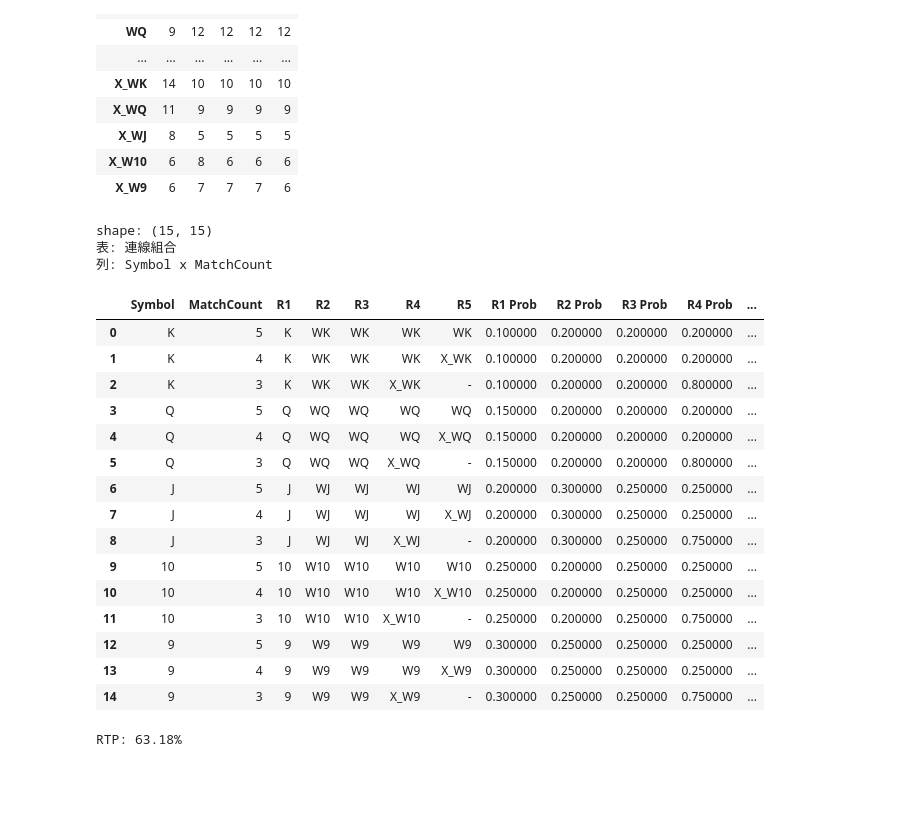
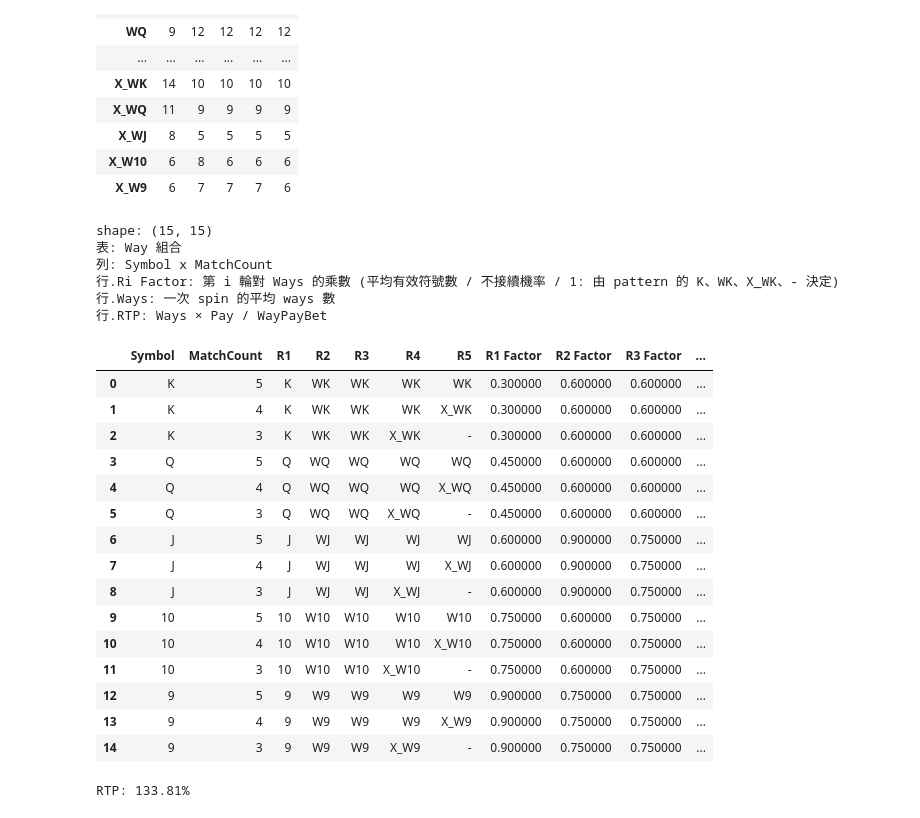
Before and after one commit to spencer18001/SlotSheet, a Jupyter notebook: Way_R1WithoutWild.ipynb, the cells around one changed output. Saved outputs shown, nothing was run; the diff lists cells and outputs as text; code cells hidden in the pictures; blank space fills up the shorter version.

```diff
--- a/Way_R1WithoutWild.ipynb
+++ b/Way_R1WithoutWild.ipynb
@@ -103,36 +103,39 @@ shape: (18, 5)
 | X_W10 | 6 | 8 | 6 | 6 | 6 |
 | X_W9 | 6 | 7 | 7 | 7 | 6 |
 # %%
-line_df = get_line_pattern_df(reel_df, paytable_df, symbols)
-add_line_rtp(line_df, reelstop_df, paytable_df)
+way_df = get_way_pattern_df(reel_df, paytable_df, symbols)
+add_way_rtp(way_df, reelstop_df, paytable_df, game_settings["WindowHeight"], game_settings["WayPayBet"])
 # %%
-print_df_attrs(line_df)
+print_df_attrs(way_df)
 display(
-    line_df.style.format({
+    way_df.style.format({
         "RTP": "{:.2%}",
     })
 )
 # %% [output]
 shape: (15, 15)
-表: 連線組合
+表: Way 組合
 列: Symbol x MatchCount
+行.Ri Factor: 第 i 輪對 Ways 的乘數 (平均有效符號數 / 不接續機率 / 1: 由 pattern 的 K、WK、X_WK、- 決定)
+行.Ways: 一次 spin 的平均 ways 數
+行.RTP: Ways × Pay / WayPayBet
-|  | Symbol | MatchCount | R1 | R2 | R3 | R4 | R5 | R1 Prob | R2 Prob | R3 Prob | R4 Prob | ... |
-| 0 | K | 5 | K | WK | WK | WK | WK | 0.100000 | 0.200000 | 0.200000 | 0.200000 | ... |
-| 1 | K | 4 | K | WK | WK | WK | X_WK | 0.100000 | 0.200000 | 0.200000 | 0.200000 | ... |
-| 2 | K | 3 | K | WK | WK | X_WK | - | 0.100000 | 0.200000 | 0.200000 | 0.800000 | ... |
-| 3 | Q | 5 | Q | WQ | WQ | WQ | WQ | 0.150000 | 0.200000 | 0.200000 | 0.200000 | ... |
-| 4 | Q | 4 | Q | WQ | WQ | WQ | X_WQ | 0.150000 | 0.200000 | 0.200000 | 0.200000 | ... |
-| 5 | Q | 3 | Q | WQ | WQ | X_WQ | - | 0.150000 | 0.200000 | 0.200000 | 0.800000 | ... |
-| 6 | J | 5 | J | WJ | WJ | WJ | WJ | 0.200000 | 0.300000 | 0.250000 | 0.250000 | ... |
-| 7 | J | 4 | J | WJ | WJ | WJ | X_WJ | 0.200000 | 0.300000 | 0.250000 | 0.250000 | ... |
-| 8 | J | 3 | J | WJ | WJ | X_WJ | - | 0.200000 | 0.300000 | 0.250000 | 0.750000 | ... |
-| 9 | 10 | 5 | 10 | W10 | W10 | W10 | W10 | 0.250000 | 0.200000 | 0.250000 | 0.250000 | ... |
-| 10 | 10 | 4 | 10 | W10 | W10 | W10 | X_W10 | 0.250000 | 0.200000 | 0.250000 | 0.250000 | ... |
-| 11 | 10 | 3 | 10 | W10 | W10 | X_W10 | - | 0.250000 | 0.200000 | 0.250000 | 0.750000 | ... |
-| 12 | 9 | 5 | 9 | W9 | W9 | W9 | W9 | 0.300000 | 0.250000 | 0.250000 | 0.250000 | ... |
-| 13 | 9 | 4 | 9 | W9 | W9 | W9 | X_W9 | 0.300000 | 0.250000 | 0.250000 | 0.250000 | ... |
-| 14 | 9 | 3 | 9 | W9 | W9 | X_W9 | - | 0.300000 | 0.250000 | 0.250000 | 0.750000 | ... |
+|  | Symbol | MatchCount | R1 | R2 | R3 | R4 | R5 | R1 Factor | R2 Factor | R3 Factor | ... |
+| 0 | K | 5 | K | WK | WK | WK | WK | 0.300000 | 0.600000 | 0.600000 | ... |
+| 1 | K | 4 | K | WK | WK | WK | X_WK | 0.300000 | 0.600000 | 0.600000 | ... |
+| 2 | K | 3 | K | WK | WK | X_WK | - | 0.300000 | 0.600000 | 0.600000 | ... |
+| 3 | Q | 5 | Q | WQ | WQ | WQ | WQ | 0.450000 | 0.600000 | 0.600000 | ... |
+| 4 | Q | 4 | Q | WQ | WQ | WQ | X_WQ | 0.450000 | 0.600000 | 0.600000 | ... |
+| 5 | Q | 3 | Q | WQ | WQ | X_WQ | - | 0.450000 | 0.600000 | 0.600000 | ... |
+| 6 | J | 5 | J | WJ | WJ | WJ | WJ | 0.600000 | 0.900000 | 0.750000 | ... |
+| 7 | J | 4 | J | WJ | WJ | WJ | X_WJ | 0.600000 | 0.900000 | 0.750000 | ... |
+| 8 | J | 3 | J | WJ | WJ | X_WJ | - | 0.600000 | 0.900000 | 0.750000 | ... |
+| 9 | 10 | 5 | 10 | W10 | W10 | W10 | W10 | 0.750000 | 0.600000 | 0.750000 | ... |
+| 10 | 10 | 4 | 10 | W10 | W10 | W10 | X_W10 | 0.750000 | 0.600000 | 0.750000 | ... |
+| 11 | 10 | 3 | 10 | W10 | W10 | X_W10 | - | 0.750000 | 0.600000 | 0.750000 | ... |
+| 12 | 9 | 5 | 9 | W9 | W9 | W9 | W9 | 0.900000 | 0.750000 | 0.750000 | ... |
+| 13 | 9 | 4 | 9 | W9 | W9 | W9 | X_W9 | 0.900000 | 0.750000 | 0.750000 | ... |
+| 14 | 9 | 3 | 9 | W9 | W9 | X_W9 | - | 0.900000 | 0.750000 | 0.750000 | ... |
 # %%
-print(f'RTP: {line_df["RTP"].sum():.2%}')
+print(f'RTP: {way_df["RTP"].sum():.2%}')
 # %% [output]
-RTP: 63.18%
+RTP: 133.81%
```
Also changed, not shown: parts of 1 cell of this notebook, 1 other file.
